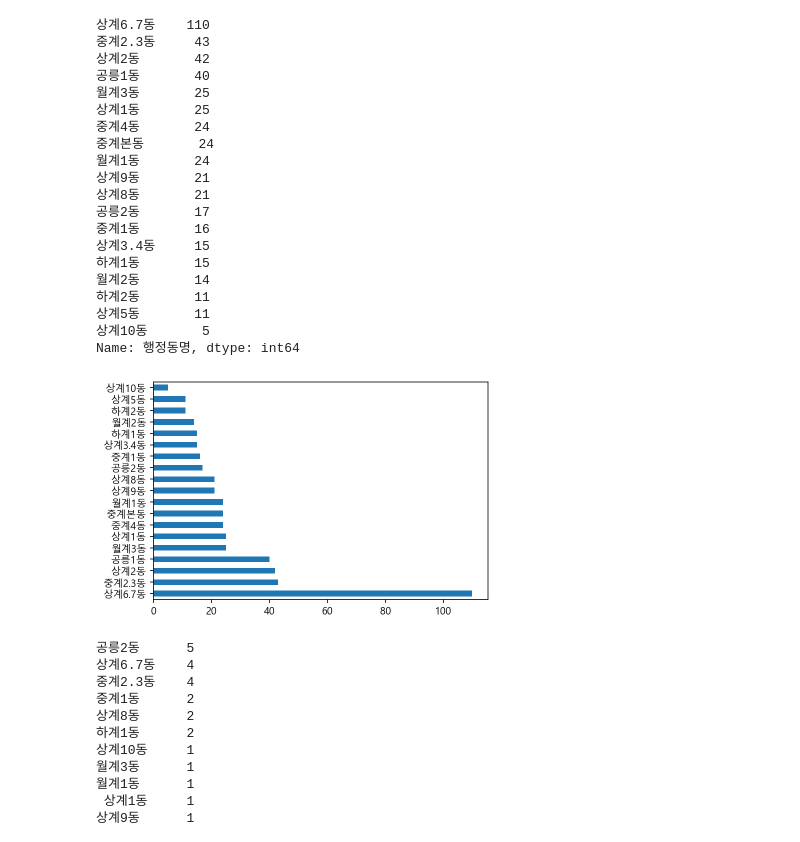
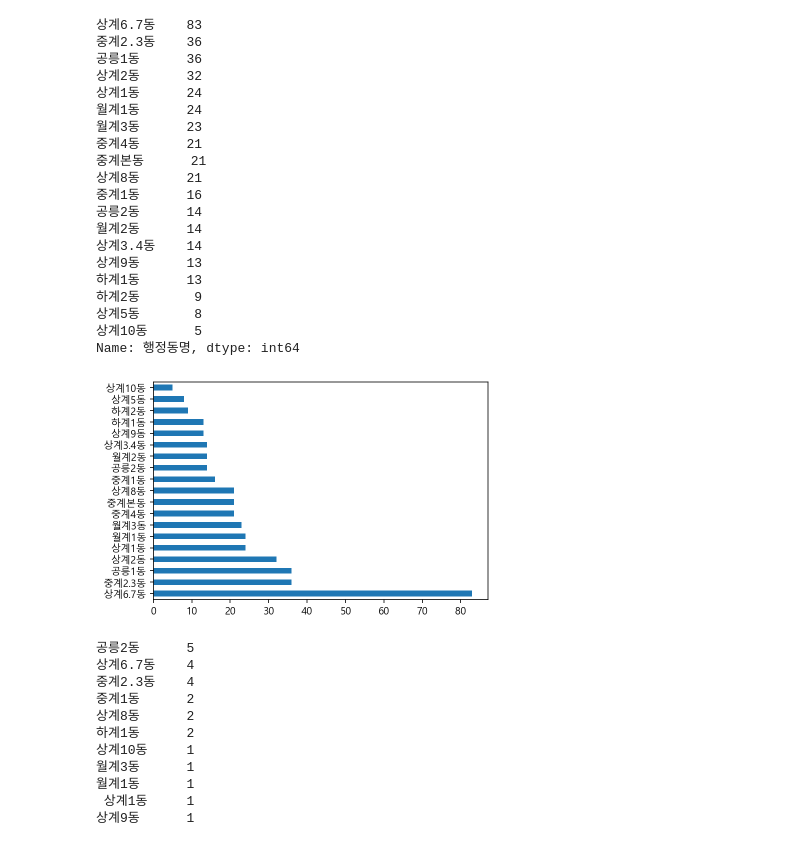
Before and after one commit to seoyoungSohn/CapstoneDesign1, a Jupyter notebook: old_infra/지도 시각화.ipynb, the cells around one changed output. Saved outputs shown, nothing was run; the diff lists cells and outputs as text; code cells hidden in the pictures.

```diff
--- a/old_infra/지도 시각화.ipynb
+++ b/old_infra/지도 시각화.ipynb
@@ -97,28 +97,28 @@ dongMap.save('./dongMap.html'); dongMap
 [interactive output not drawn]
 # %%
 # 병원
-df_medical["행정동명"].value_counts().plot.barh()
-df_medical["행정동명"].value_counts()
+df_hospital["행정동명"].value_counts().plot.barh()
+df_hospital["행정동명"].value_counts()
 # %% [output]
-상계6.7동    110
-중계2.3동     43
-상계2동       42
-공릉1동       40
-월계3동       25
-상계1동       25
-중계4동       24
-중계본동       24
-월계1동       24
-상계9동       21
-상계8동       21
-공릉2동       17
-중계1동       16
-상계3.4동     15
-하계1동       15
-월계2동       14
-하계2동       11
-상계5동       11
-상계10동       5
+상계6.7동    83
+중계2.3동    36
+공릉1동      36
+상계2동      32
+상계1동      24
+월계1동      24
+월계3동      23
+중계4동      21
+중계본동      21
+상계8동      21
+중계1동      16
+공릉2동      14
+월계2동      14
+상계3.4동    14
+상계9동      13
+하계1동      13
+하계2동       9
+상계5동       8
+상계10동      5
 Name: 행정동명, dtype: int64
-[figure, old version]
+[figure, new version]
 # %%
```
Also changed, not shown: parts of 3 cells of this notebook.
